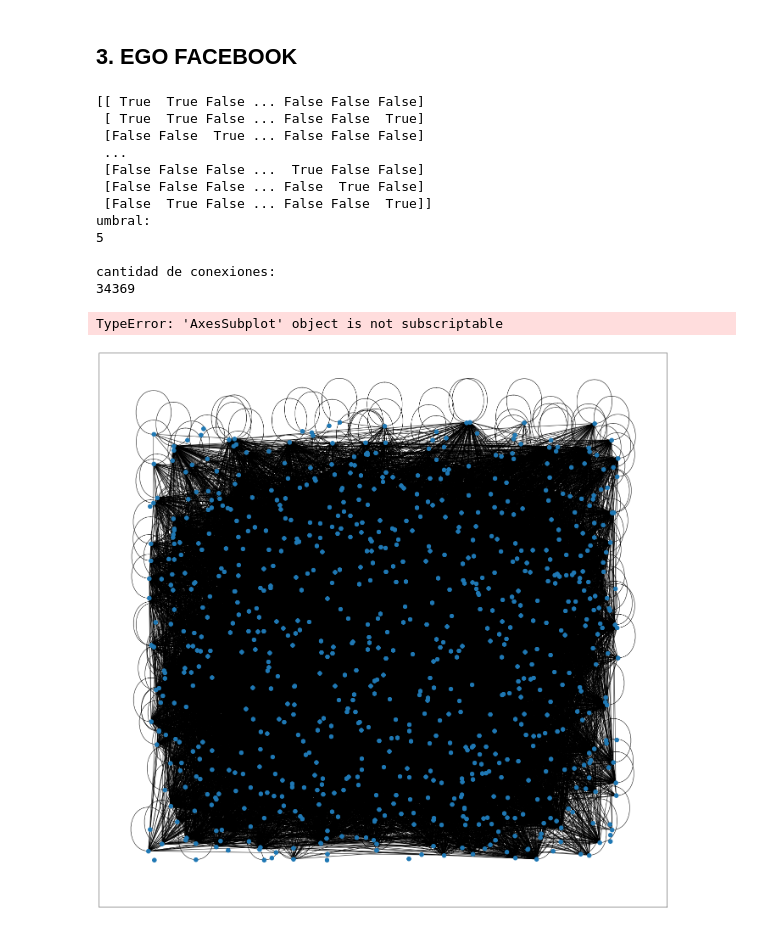
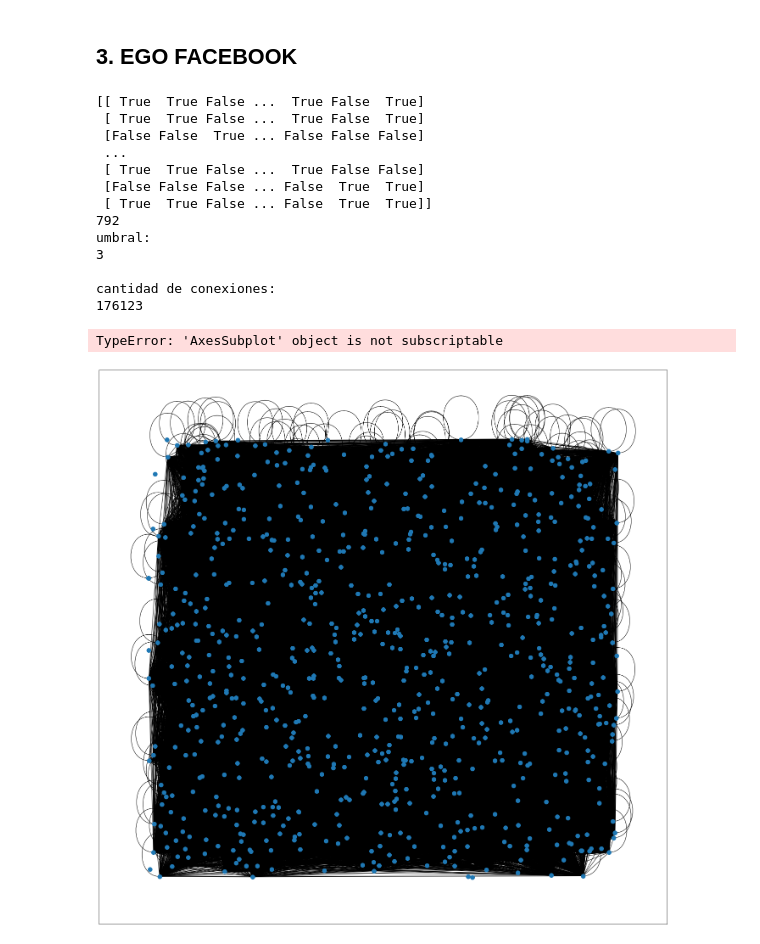
Before and after one commit to gianfrancobtl/tp2-metnum-c2-2022, a Jupyter notebook: notebooks/TP_2_autovalores_autovectores.ipynb, the cells around one changed output. Drawn from its saved outputs; the diff is of its cells as text; code cells hidden in the pictures.

```diff
--- a/notebooks/TP_2_autovalores_autovectores.ipynb
+++ b/notebooks/TP_2_autovalores_autovectores.ipynb
@@ -188,6 +192,6 @@ L = scipy.sparse.csr_matrix.toarray(L_scipy)
 np_aval_l, np_avec_l = np.linalg.eig(L)
 
 # CONECTIVIDAD ALGEBRAICA
-conectividad = np_avec_l[9]
-conectividad
+conectividad = avec_l[32]
+conectividad > 0
 # %% [output]
@@ -213,8 +212,17 @@ cen_vec = np.fromiter(centrality.values(), dtype=float)
 #     cen_vec[i] /= sum
 # print(cen_vec)
 
+# COLOR
+color_map = []
+for i in range(len(grupos_vec)):
+    if grupos_vec[i] == 1:
+        color_map.append('blue')
+    else:
+        color_map.append('green')
+
+
 # GRAFO DE A
-nx.draw(A_nx, with_labels=True)
+nx.draw(A_nx, node_color=color_map, with_labels=True)
 
 sorted((v, f"{c:0.4f}") for v, c in centrality.items())
 
@@ -237,0 +246,14 @@ print(avec_a[:,0])
+# %%
+# COLOR
+color_map = []
+for i in range(len(grupos_vec)):
+    if conectividad[i] > 0:
+        color_map.append('blue')
+    else:
+        color_map.append('green')
+
+
+# GRAFO DE A
+nx.draw(A_nx, node_color=color_map, with_labels=True)
+
+sorted((v, f"{c:0.4f}") for v, c in centrality.items())
@@ -291,8 +332,6 @@ X = np.delete(input,0,1)
 df = pandas.DataFrame(data=X.astype(float))
 df.to_csv("ego-facebook.txt", sep=' ', header=False, float_format='%.2f', index=False)
 
-# Matriz de similaridad
-D = X @ X.T
 
 # Calculo matriz de adyacencia y grafo de la red
 n = D.shape[0]
@@ -303,42 +342,44 @@ pos = {i:p for i,p in enumerate(zip(x,y))}
 k = 5
 f, axs = plt.subplots(figsize=(24,24))
 min_non_0 = np.min(D[np.nonzero(D)])
 ee = np.concatenate(([0], np.linspace(min_non_0, D.max() * 0.8, k)))
-u = 5
+u = 3
 
 # Construir matriz de adyacencia
 A = D > u
 print(A)
+print(len(A[1]))
 sum = 0
 for i in range(len(A)):
     for j in range(len(A)):
         sum += A[i][j]
 print("umbral: ")
 print(u)
 print("")
 print("cantidad de conexiones: ") ## AMISTADES ES / 2
 print (sum)
 
-# Construir grafo
+ # Construir grafo
 G = nx.from_numpy_array(A)
 # Plotear red
 nx.draw_networkx_nodes(G,pos=pos, node_size=100)
 nx.draw_networkx_edges(G,pos=pos)
 axs[i].tick_params(left=True, bottom=True, labelleft=True, labelbottom=True)
 # %% [output]
-[[ True  True False ... False False False]
- [ True  True False ... False False  True]
+[[ True  True False ...  True False  True]
+ [ True  True False ...  True False  True]
  [False False  True ... False False False]
  ...
- [False False False ...  True False False]
- [False False False ... False  True False]
- [False  True False ... False False  True]]
+ [ True  True False ...  True False False]
+ [False False False ... False  True  True]
+ [ True  True False ... False  True  True]]
+792
 umbral:
-5
+3
 
 cantidad de conexiones:
-34369
+176123
 TypeError: 'AxesSubplot' object is not subscriptable
-[figure, old version]
+[figure, new version]
 # %%
 # EJERCICIO 3.2 / 3.3
```
Also changed, not shown: parts of 21 cells of this notebook, 6 other files.
